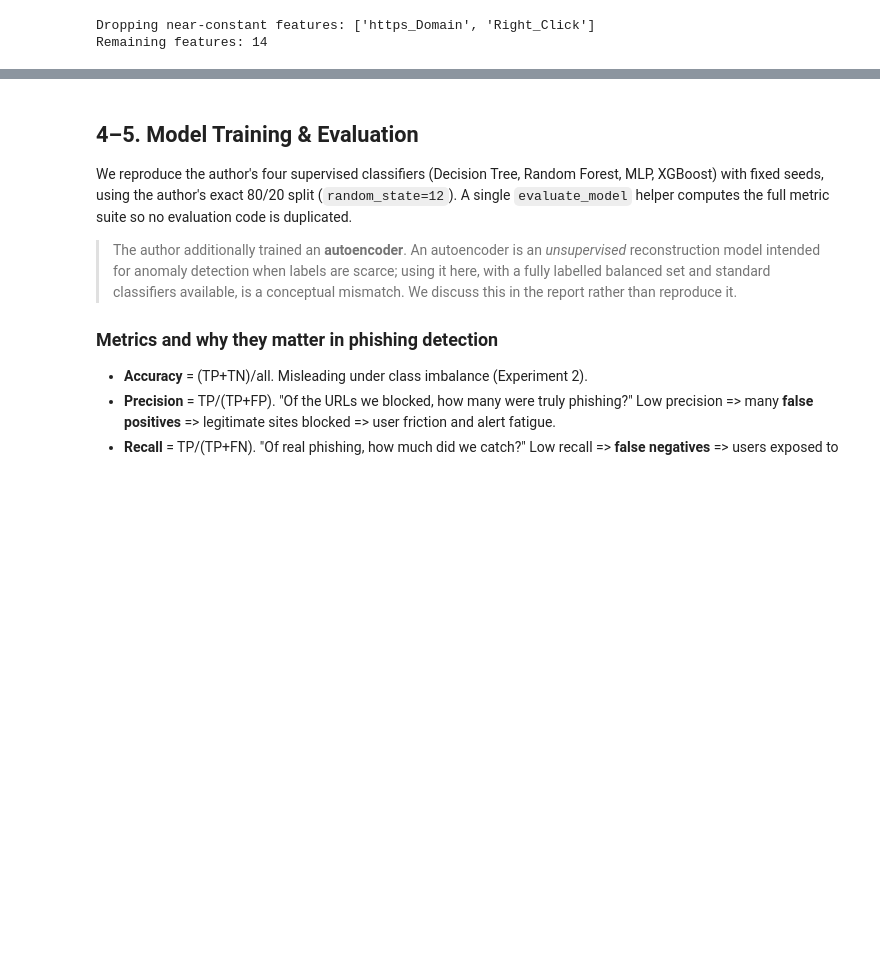
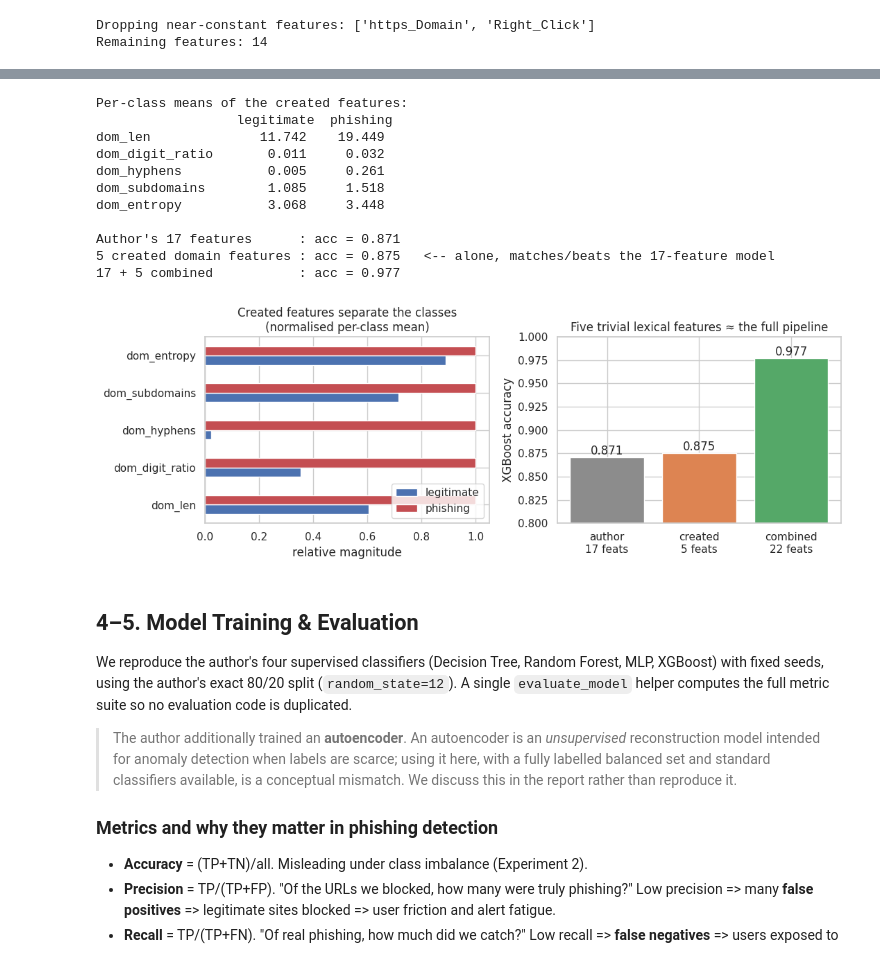
Before and after one commit to itaychn137/project-phishing-critical-repro, a Jupyter notebook: phishing_critical_repro.ipynb, the cells around one changed output, grey strips where cells are left out. Cells and saved outputs as stored; diff of their text form; code cells hidden in the pictures; blank space fills up the shorter version.

```diff
--- a/phishing_critical_repro.ipynb
+++ b/phishing_critical_repro.ipynb
@@ -290,3 +316,77 @@ Remaining features: 14
+# %%
+# 3a. Feature CREATION from the raw Domain string -----------------------------
+# Genuinely new features (the author hand-coded everything else upstream).
+# We then check whether they add phishing signal or merely re-encode the source.
+import math
+from collections import Counter
+
+def _char_entropy(s):
+    """Shannon entropy (bits/char): high for random-looking domains."""
+    if not s:
+        return 0.0
+    n = len(s)
+    return -sum((k / n) * math.log2(k / n) for k in Counter(s).values())
+
+_dom = df["Domain"].astype(str)
+created = pd.DataFrame({
+    "dom_len":         _dom.str.len(),                                            # domain length
+    "dom_digit_ratio": _dom.apply(lambda s: sum(c.isdigit() for c in s) / max(len(s), 1)),
+    "dom_hyphens":     _dom.str.count("-"),                                        # hyphens: brand-spoof trick
+    "dom_subdomains":  _dom.str.count(r"\."),                                      # dot count ~ subdomain depth
+    "dom_entropy":     _dom.apply(_char_entropy),                                  # character randomness
+})
+created_cols = created.columns.tolist()
+y = df["Label"]
+
+# (1) Do the created features separate the classes?
+sep = created.assign(Label=y).groupby("Label").mean().T
+sep.columns = ["legitimate", "phishing"]
+print("Per-class means of the created features:\n", sep.round(3), "\n")
+
+# (2) Their predictive contribution vs the author's 17-feature baseline.
+def _xgb_acc(X):
+    X_tr, X_te, y_tr, y_te = train_test_split(X, y, test_size=0.2, random_state=SEED)
+    model = XGBClassifier(learning_rate=0.4, max_depth=7,
+                          random_state=SEED, eval_metric="logloss").fit(X_tr, y_tr)
+    return accuracy_score(y_te, model.predict(X_te))
+
+acc_base = _xgb_acc(df[feature_cols])                                  # author's 17 features
+acc_new  = _xgb_acc(created)                                           # our 5 created features ALONE
+acc_aug  = _xgb_acc(pd.concat([df[feature_cols], created], axis=1))    # combined
+print(f"Author's 17 features      : acc = {acc_base:.3f}")
+print(f"5 created domain features : acc = {acc_new:.3f}   <-- alone, matches/beats the 17-feature model")
+print(f"17 + 5 combined           : acc = {acc_aug:.3f}")
+
+# (3) Visual summary: class separation + the accuracy comparison.
+fig, (ax1, ax2) = plt.subplots(1, 2, figsize=(11, 4))
+(sep.T / sep.max(axis=1)).T.plot(kind="barh", ax=ax1, color=["#4c72b0", "#c44e52"])
+ax1.set_title("Created features separate the classes\n(normalised per-class mean)")
+ax1.set_xlabel("relative magnitude"); ax1.legend(title="")
+bars = ax2.bar(["author\n17 feats", "created\n5 feats", "combined\n22 feats"],
+               [acc_base, acc_new, acc_aug], color=["#8c8c8c", "#dd8452", "#55a868"])
+ax2.set_ylim(0.8, 1.0); ax2.set_ylabel("XGBoost accuracy")
+ax2.set_title("Five trivial lexical features \u2248 the full pipeline")
+for b, v in zip(bars, [acc_base, acc_new, acc_aug]):
+    ax2.text(b.get_x() + b.get_width() / 2, v + 0.003, f"{v:.3f}", ha="center")
+plt.tight_layout(); plt.show()
+
+# Interpretation: the jump to 0.977 is NOT a better detector. Legit (UNB) and phishing
+# (PhishTank) domains come from different sources, so these lexical features mostly
+# re-encode the *source* - the same confound exposed in Experiment 1. We report them as a
+# feature-engineering demonstration, not a genuine performance gain.
+# %% [output]
+Per-class means of the created features:
+                  legitimate  phishing
+dom_len              11.742    19.449
+dom_digit_ratio       0.011     0.032
+dom_hyphens           0.005     0.261
+dom_subdomains        1.085     1.518
+dom_entropy           3.068     3.448
+
+Author's 17 features      : acc = 0.871
+5 created domain features : acc = 0.875   <-- alone, matches/beats the 17-feature model
+17 + 5 combined           : acc = 0.977
+[figure, added]
 # %% [markdown]
 ## 4–5. Model Training & Evaluation
 
```
Also changed, not shown: parts of 3 cells of this notebook, 1 other file.
